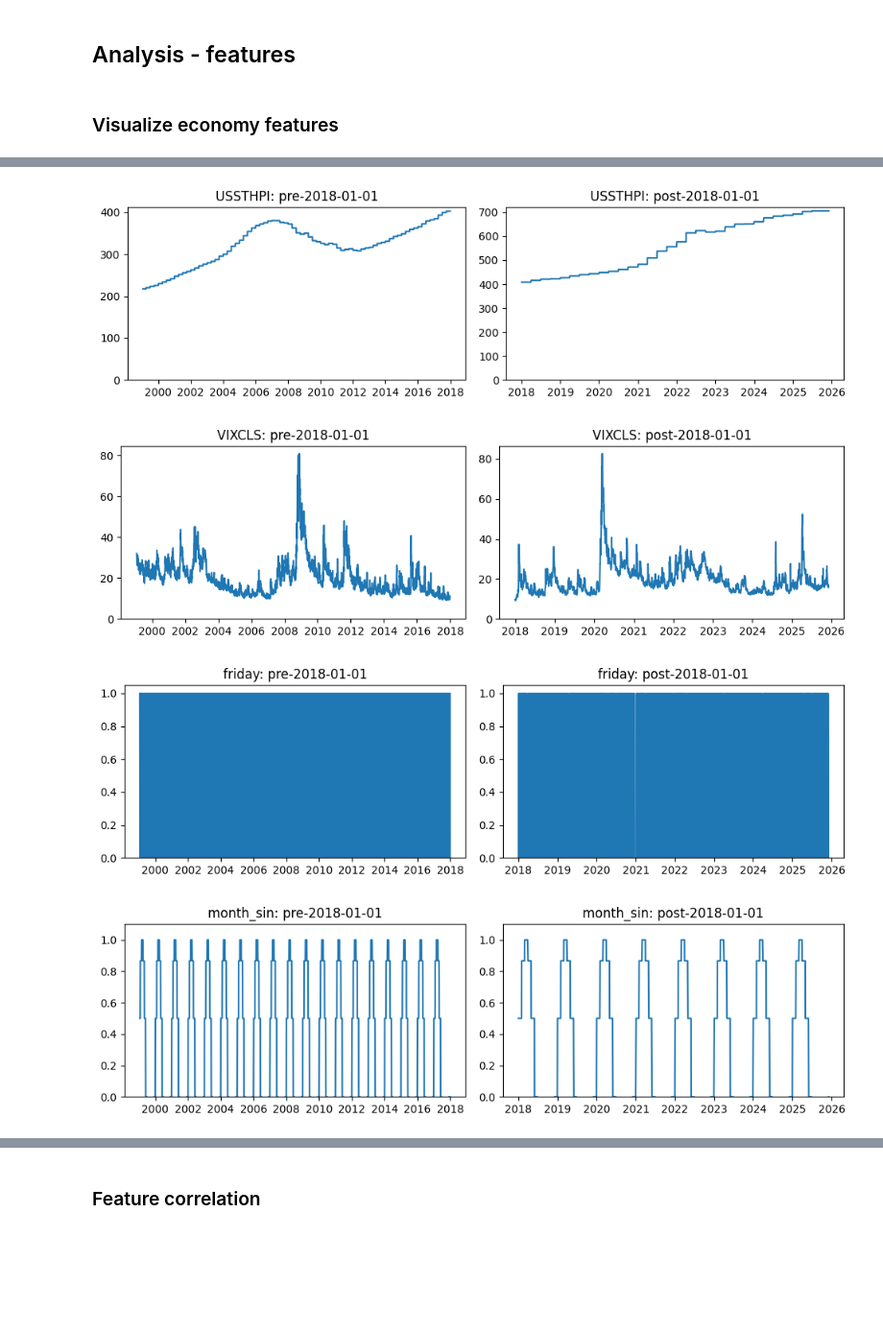
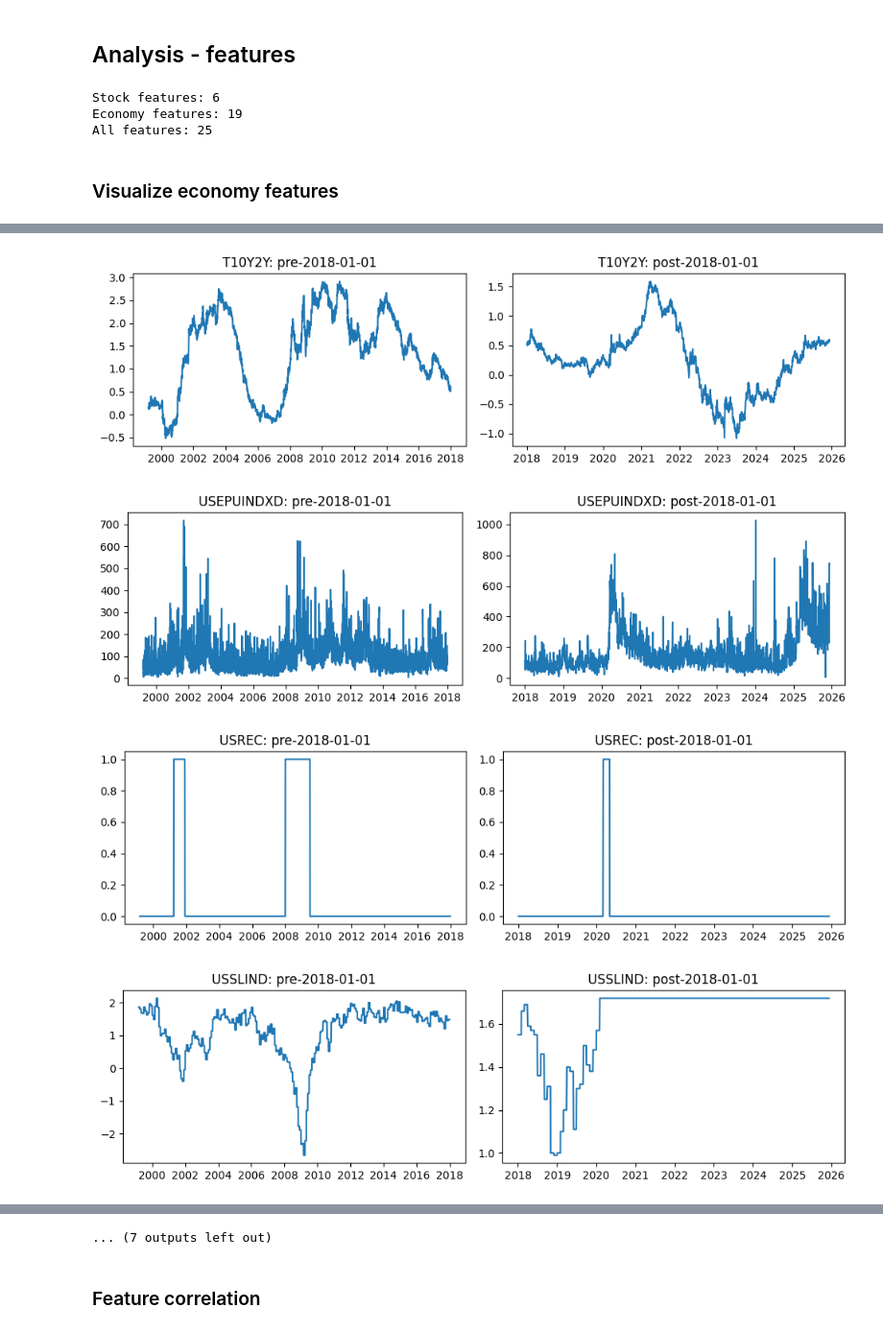
Before and after one commit to veeannzhang/reinforcement-learning-stock-trading-agent, a Jupyter notebook: notebooks/pipeline_04_validation_and_analysis.ipynb, the cells around one changed output, grey strips where cells are left out. Shown at 96% size. Drawn from its saved outputs; the diff is of its cells as text; code cells hidden in the pictures; blank space fills up the shorter version.

```diff
--- a/notebooks/pipeline_04_validation_and_analysis.ipynb
+++ b/notebooks/pipeline_04_validation_and_analysis.ipynb
@@ -119,7 +136,11 @@ for tic in tic_list:
 ## Analysis - features
 # %%
 ## ----- CONFIG ----- ##
+# NOTE: lists of features need to be manually updated if modifications are made on upstream steps
+
+# list of features specific to each stock
 STOCK_FEATURES = [
+    'atr_30',
     'macd',
     'macd_signal',
     'macd_hist',
@@ -127,16 +148,31 @@ STOCK_FEATURES = [
     'cci_30'
 ]
 
+# list of features shared by stocks
 ECONOMY_FEATURES = [
     'BAMLH0A0HYM2',
+    'BOGMBASE',
     'CPIAUCSL',
     'DFF',
     'ICSA',
     'PPIACO',
     'REAINTRATREARAT10Y',
     'T10Y2Y',
+    'USEPUINDXD',
+    'USREC',
+    'USSLIND',
     'USSTHPI',
     'VIXCLS',
-    'friday',
-    'month_sin', 'month_cos'
+    'doy_sin', 'doy_cos',
+    'month_sin', 'month_cos',
+    'dow_sin', 'dow_cos'
 ]
+
+FEATURE_COLS = STOCK_FEATURES + ECONOMY_FEATURES
+print('Stock features:', len(STOCK_FEATURES))
+print('Economy features:', len(ECONOMY_FEATURES))
+print('All features:', len(FEATURE_COLS))
+# %% [output]
+Stock features: 6
+Economy features: 19
+All features: 25
@@ -152,11 +186,9 @@ for feat in ECONOMY_FEATURES:
     fig, (ax1, ax2) = plt.subplots(figsize=(10,3), nrows=1, ncols=2)
     ax1.set_title(f'{feat}: pre-{date_split}')
     ax1.plot(sub_df.query(f"date < '{date_split}'")[feat])
-    ax1.set_ylim(0)
 
     ax2.set_title(f'{feat}: post-{date_split}')
     ax2.plot(sub_df.query(f"date >= '{date_split}'")[feat])
-    ax2.set_ylim(0)
 
     plt.tight_layout()
 # %% [output]
@@ -170,4 +202,4 @@ for feat in ECONOMY_FEATURES:
-[figure, old version]
+[figure, new version]
-[figure, old version]
+[figure, new version]
-[figure, old version]
+[figure, new version]
-[figure, old version]
+[figure, new version]
@@ -175,3 +207,4 @@ for feat in ECONOMY_FEATURES:
+... (7 outputs left out)
 # %% [markdown]
 ### Feature correlation
 # %%
```
Also changed, not shown: parts of 20 cells of this notebook, 3 other files.
